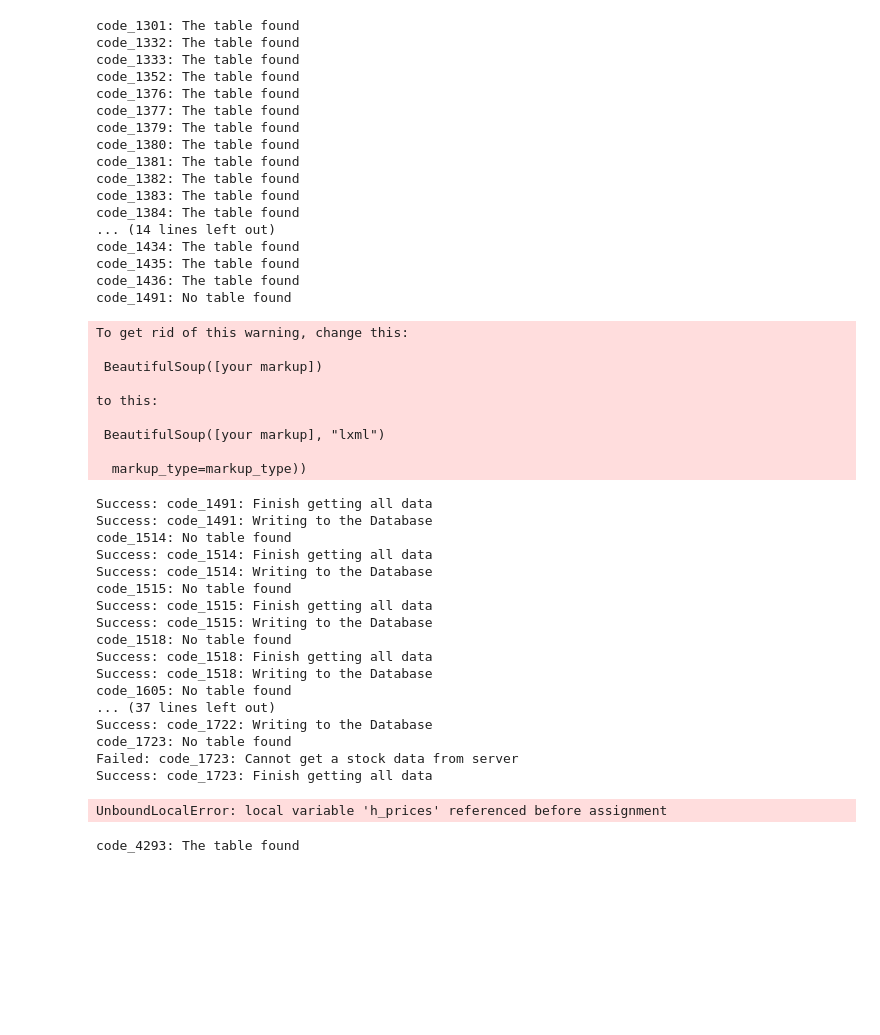
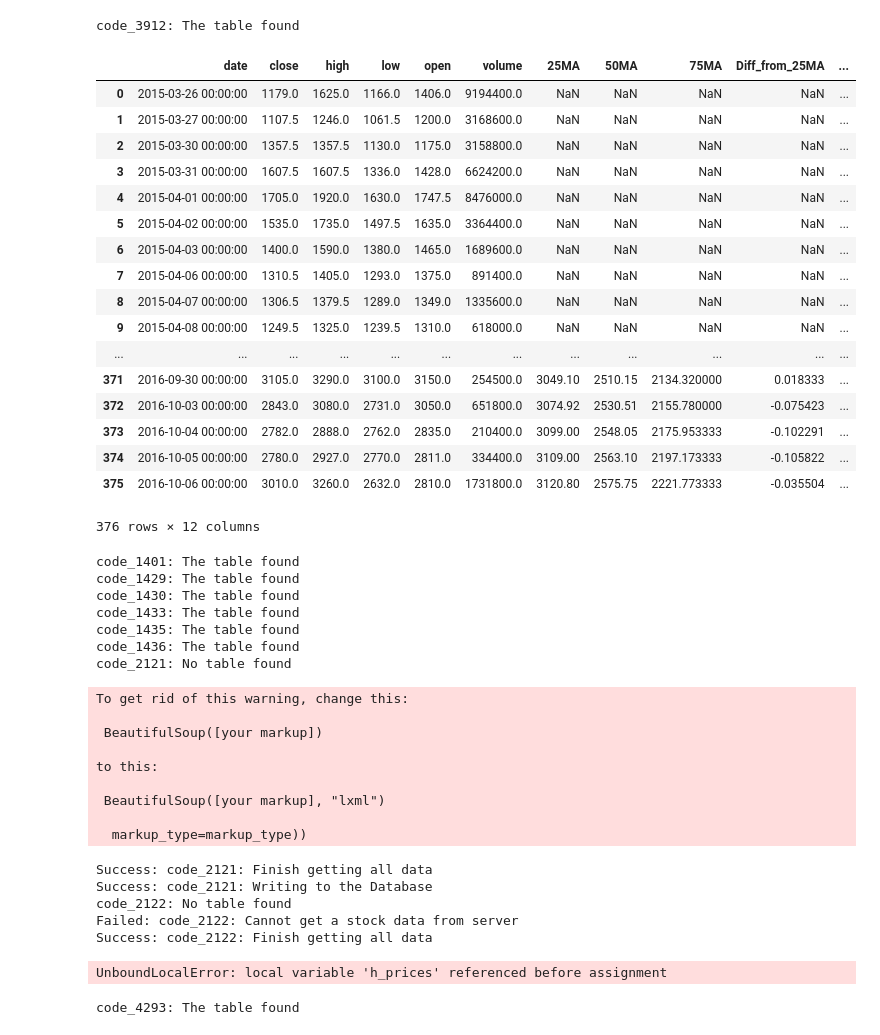
Before and after one commit to 5QgKxT2j/Stock_Analysis, a Jupyter notebook: test.ipynb, the cells around one changed output. Cells and saved outputs as stored; diff of their text form; code cells hidden in the pictures; blank space fills up the shorter version.

```diff
--- a/test.ipynb
+++ b/test.ipynb
@@ -13,31 +13,44 @@ conn = sqlite3.connect("brand.sqlite3")
 c = conn.cursor()
 # %%
 brand_list = psql.read_sql('select * from brand_list',conn)
+# %%
+db = DB(3912)
+db.read()
+# %% [output]
+code_3912: The table found
+|  | date | close | high | low | open | volume | 25MA | 50MA | 75MA | Diff_from_25MA | ... |
+| 0 | 2015-03-26 00:00:00 | 1179.0 | 1625.0 | 1166.0 | 1406.0 | 9194400.0 | NaN | NaN | NaN | NaN | ... |
+| 1 | 2015-03-27 00:00:00 | 1107.5 | 1246.0 | 1061.5 | 1200.0 | 3168600.0 | NaN | NaN | NaN | NaN | ... |
+| 2 | 2015-03-30 00:00:00 | 1357.5 | 1357.5 | 1130.0 | 1175.0 | 3158800.0 | NaN | NaN | NaN | NaN | ... |
+| 3 | 2015-03-31 00:00:00 | 1607.5 | 1607.5 | 1336.0 | 1428.0 | 6624200.0 | NaN | NaN | NaN | NaN | ... |
+| 4 | 2015-04-01 00:00:00 | 1705.0 | 1920.0 | 1630.0 | 1747.5 | 8476000.0 | NaN | NaN | NaN | NaN | ... |
+| 5 | 2015-04-02 00:00:00 | 1535.0 | 1735.0 | 1497.5 | 1635.0 | 3364400.0 | NaN | NaN | NaN | NaN | ... |
+| 6 | 2015-04-03 00:00:00 | 1400.0 | 1590.0 | 1380.0 | 1465.0 | 1689600.0 | NaN | NaN | NaN | NaN | ... |
+| 7 | 2015-04-06 00:00:00 | 1310.5 | 1405.0 | 1293.0 | 1375.0 | 891400.0 | NaN | NaN | NaN | NaN | ... |
+| 8 | 2015-04-07 00:00:00 | 1306.5 | 1379.5 | 1289.0 | 1349.0 | 1335600.0 | NaN | NaN | NaN | NaN | ... |
+| 9 | 2015-04-08 00:00:00 | 1249.5 | 1325.0 | 1239.5 | 1310.0 | 618000.0 | NaN | NaN | NaN | NaN | ... |
+| ... | ... | ... | ... | ... | ... | ... | ... | ... | ... | ... | ... |
+| 371 | 2016-09-30 00:00:00 | 3105.0 | 3290.0 | 3100.0 | 3150.0 | 254500.0 | 3049.10 | 2510.15 | 2134.320000 | 0.018333 | ... |
+| 372 | 2016-10-03 00:00:00 | 2843.0 | 3080.0 | 2731.0 | 3050.0 | 651800.0 | 3074.92 | 2530.51 | 2155.780000 | -0.075423 | ... |
+| 373 | 2016-10-04 00:00:00 | 2782.0 | 2888.0 | 2762.0 | 2835.0 | 210400.0 | 3099.00 | 2548.05 | 2175.953333 | -0.102291 | ... |
+| 374 | 2016-10-05 00:00:00 | 2780.0 | 2927.0 | 2770.0 | 2811.0 | 334400.0 | 3109.00 | 2563.10 | 2197.173333 | -0.105822 | ... |
+| 375 | 2016-10-06 00:00:00 | 3010.0 | 3260.0 | 2632.0 | 2810.0 | 1731800.0 | 3120.80 | 2575.75 | 2221.773333 | -0.035504 | ... |
+376 rows × 12 columns
 # %%
 #全データ取得
-for code in brand_list['ccode']:
+for code in brand_list[brand_list['market'] == 'マザーズ']['ccode']:
     #print(code)
-    if code != 1438:
+    #if code != 1438:
         db = DB(code)
         db.read()
 # %% [output]
-code_1301: The table found
-code_1332: The table found
-code_1333: The table found
-code_1352: The table found
-code_1376: The table found
-code_1377: The table found
-code_1379: The table found
-code_1380: The table found
-code_1381: The table found
-code_1382: The table found
-code_1383: The table found
-code_1384: The table found
-... (14 lines left out)
-code_1434: The table found
+code_1401: The table found
+code_1429: The table found
+code_1430: The table found
+code_1433: The table found
 code_1435: The table found
 code_1436: The table found
-code_1491: No table found
+code_2121: No table found
 To get rid of this warning, change this:
 
  BeautifulSoup([your markup])
@@ -47,23 +60,11 @@ to this:
  BeautifulSoup([your markup], "lxml")
 
   markup_type=markup_type))
-Success: code_1491: Finish getting all data
-Success: code_1491: Writing to the Database
-code_1514: No table found
-Success: code_1514: Finish getting all data
-Success: code_1514: Writing to the Database
-code_1515: No table found
-Success: code_1515: Finish getting all data
-Success: code_1515: Writing to the Database
-code_1518: No table found
-Success: code_1518: Finish getting all data
-Success: code_1518: Writing to the Database
-code_1605: No table found
-... (37 lines left out)
-Success: code_1722: Writing to the Database
-code_1723: No table found
-Failed: code_1723: Cannot get a stock data from server
-Success: code_1723: Finish getting all data
+Success: code_2121: Finish getting all data
+Success: code_2121: Writing to the Database
+code_2122: No table found
+Failed: code_2122: Cannot get a stock data from server
+Success: code_2122: Finish getting all data
 UnboundLocalError: local variable 'h_prices' referenced before assignment
 # %%
 database = DB(4293)
```
Also changed, not shown: parts of 1 cell of this notebook, 2 other files.
